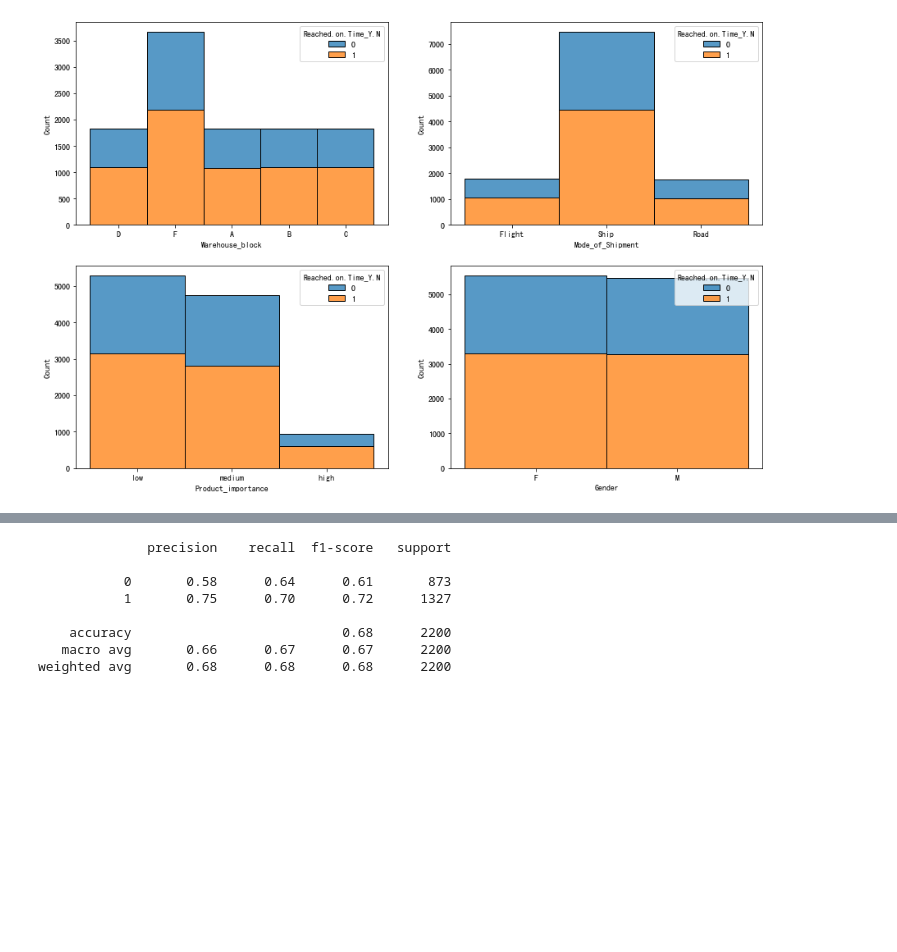
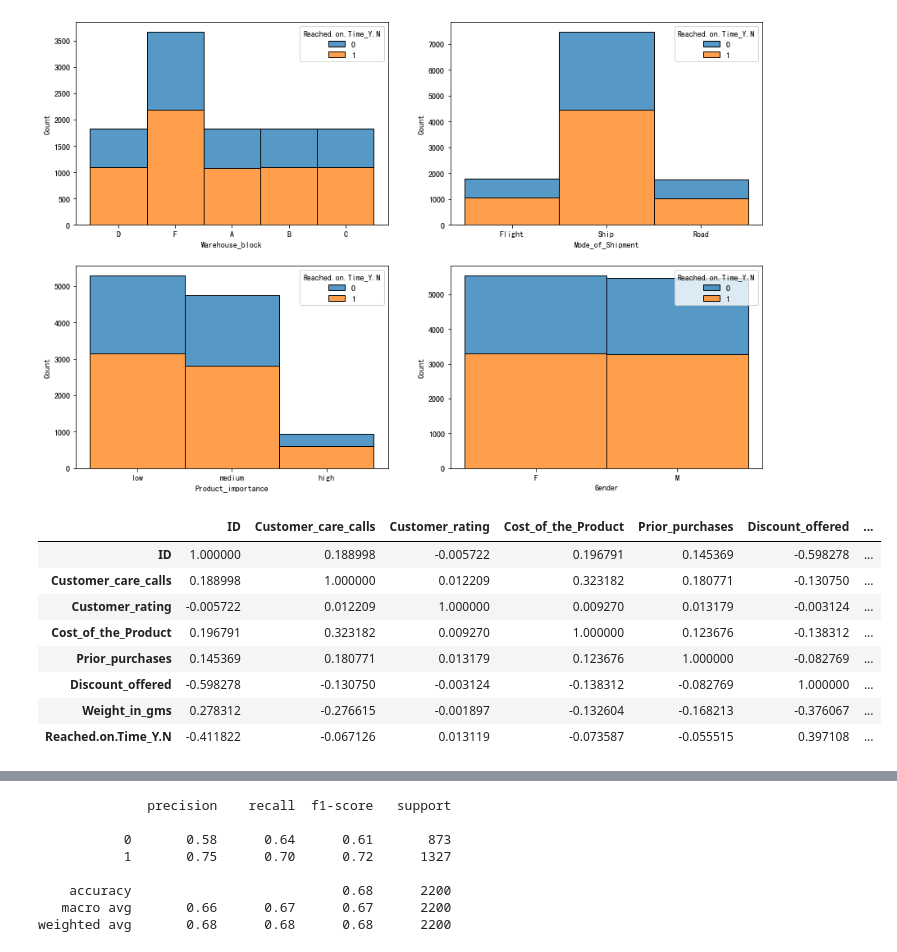
Before and after one commit to schien0525/data_project, a Jupyter notebook: E-Commerce Shipping Data/ec.ipynb, the cells around one changed output, grey strips where cells are left out. Drawn from its saved outputs; the diff is of its cells as text; code cells hidden in the pictures; blank space fills up the shorter version.

```diff
--- a/E-Commerce Shipping Data/ec.ipynb
+++ b/E-Commerce Shipping Data/ec.ipynb
@@ -120,3 +128,15 @@ for i in range(2):
 plt.show()
 # %% [output]
 [figure]
+# %%
+df.corr()
+# %% [output]
+|  | ID | Customer_care_calls | Customer_rating | Cost_of_the_Product | Prior_purchases | Discount_offered | ... |
+| ID | 1.000000 | 0.188998 | -0.005722 | 0.196791 | 0.145369 | -0.598278 | ... |
+| Customer_care_calls | 0.188998 | 1.000000 | 0.012209 | 0.323182 | 0.180771 | -0.130750 | ... |
+| Customer_rating | -0.005722 | 0.012209 | 1.000000 | 0.009270 | 0.013179 | -0.003124 | ... |
+| Cost_of_the_Product | 0.196791 | 0.323182 | 0.009270 | 1.000000 | 0.123676 | -0.138312 | ... |
+| Prior_purchases | 0.145369 | 0.180771 | 0.013179 | 0.123676 | 1.000000 | -0.082769 | ... |
+| Discount_offered | -0.598278 | -0.130750 | -0.003124 | -0.138312 | -0.082769 | 1.000000 | ... |
+| Weight_in_gms | 0.278312 | -0.276615 | -0.001897 | -0.132604 | -0.168213 | -0.376067 | ... |
+| Reached.on.Time_Y.N | -0.411822 | -0.067126 | 0.013119 | -0.073587 | -0.055515 | 0.397108 | ... |
```
Also changed, not shown: parts of 8 cells of this notebook.
